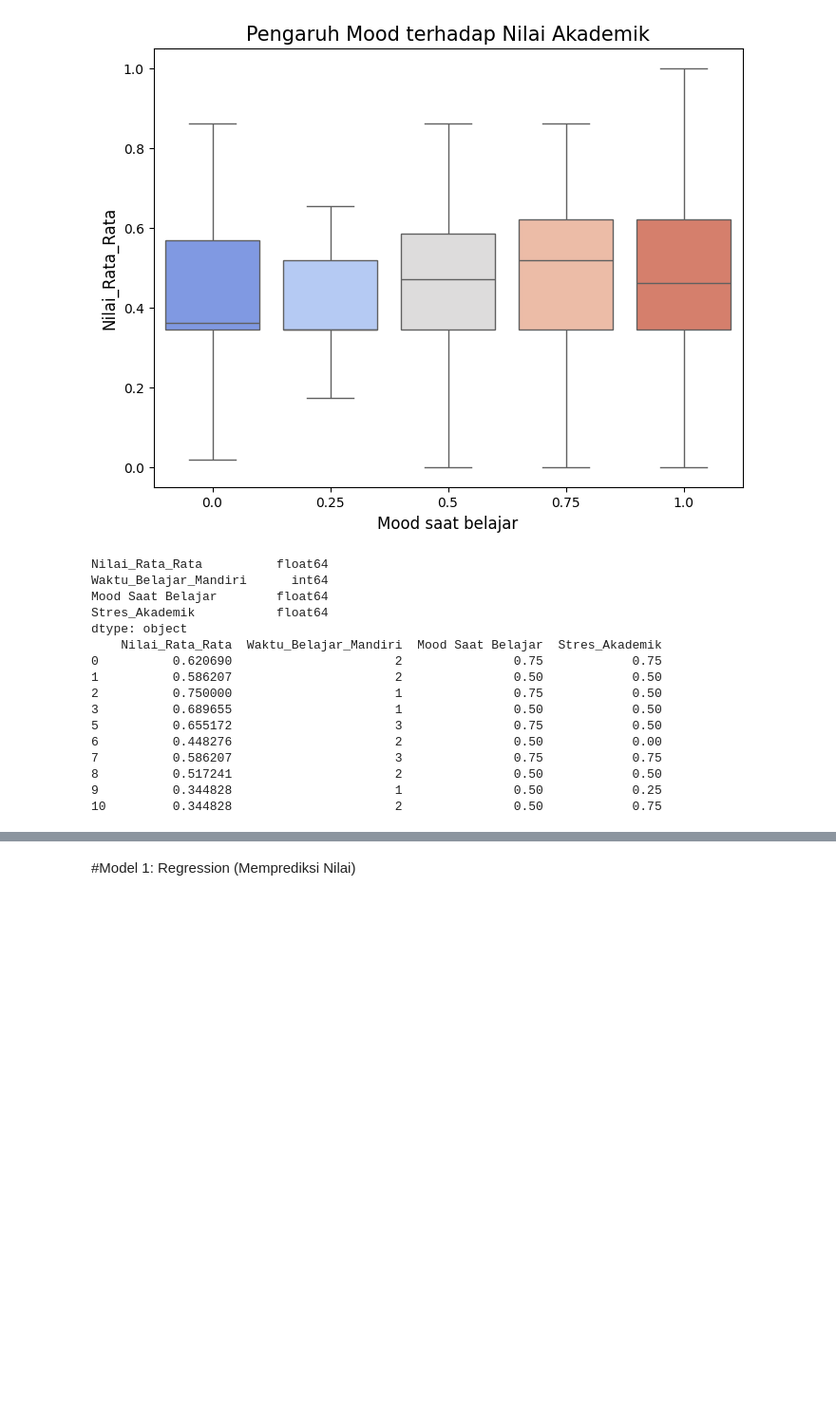
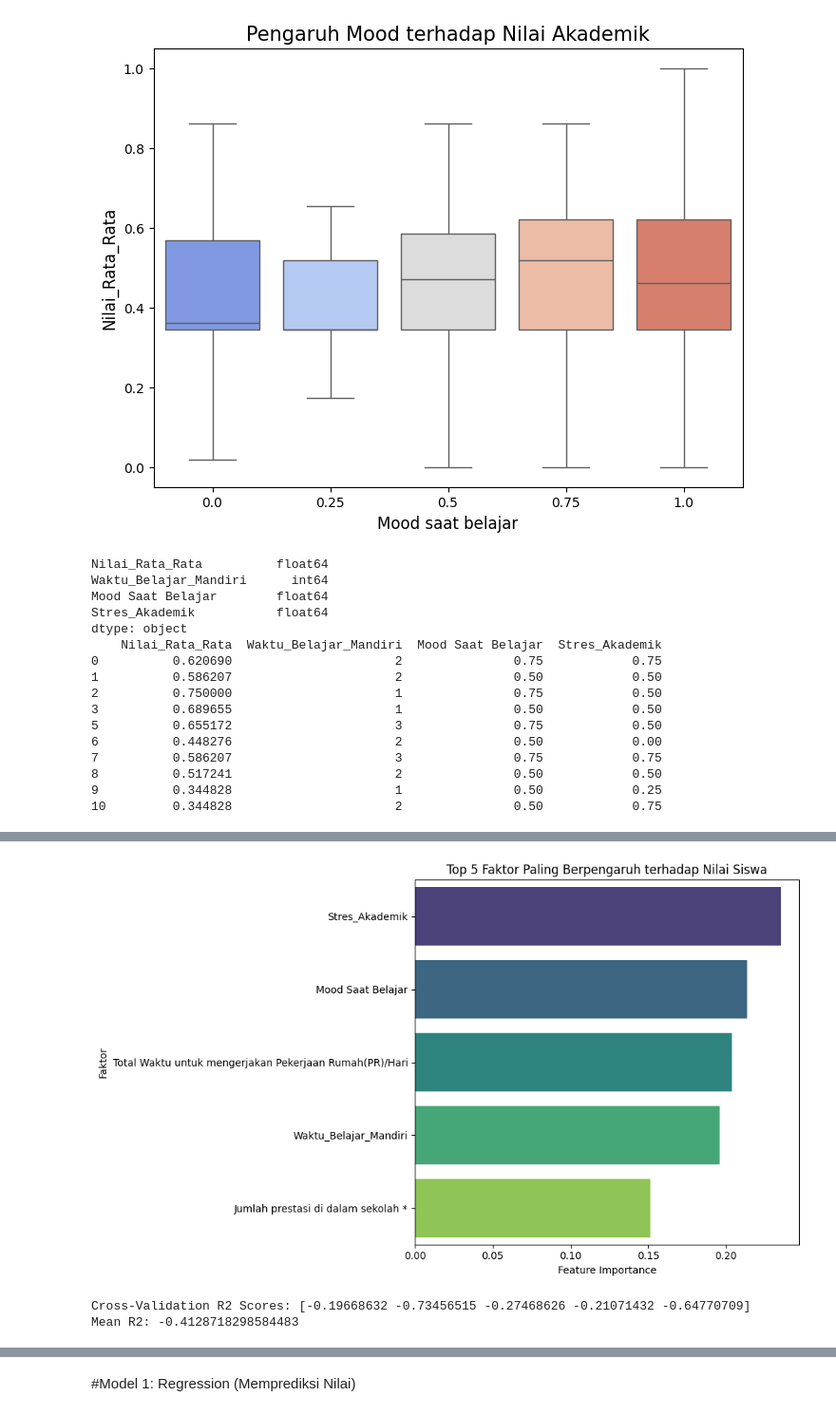
Before and after one commit to ivansirait/Analisis_kebiasaan_saat_belajar_vs_Prestasi_Akademik-Siswa, a Jupyter notebook: DasiDalis.ipynb, the cells around one changed output, grey strips where cells are left out. Shown: that part at 95% size. Saved outputs shown, nothing was run; the diff lists cells and outputs as text; code cells hidden in the pictures; blank space fills up the shorter version.

```diff
--- a/DasiDalis.ipynb
+++ b/DasiDalis.ipynb
@@ -534,0 +536,77 @@ y = df_model['Nilai_Akhir']
+# %%
+from sklearn.model_selection import train_test_split, cross_val_score
+from sklearn.ensemble import RandomForestRegressor
+from sklearn.metrics import mean_squared_error, mean_absolute_error, r2_score
+
+
+# ================================
+# 4️⃣ Siapkan Data Modeling
+# ================================
+target = "Nilai_Rata_Rata"
+X = df.drop(columns=[target])
+y = df[target]
+
+# Hanya ambil numeric features
+X = X.select_dtypes(include=np.number)
+
+# Split data 80/20
+X_train, X_test, y_train, y_test = train_test_split(
+    X, y, test_size=0.2, random_state=42
+)
+
+# ================================
+# 5️⃣ Train Random Forest
+# ================================
+rf = RandomForestRegressor(n_estimators=100, random_state=42)
+rf.fit(X_train, y_train)
+
+# ================================
+# 6️⃣ Prediksi & Evaluasi
+# ================================
+def evaluate(y_true, y_pred):
+    mse = mean_squared_error(y_true, y_pred)
+    rmse = np.sqrt(mse)
+    mae = mean_absolute_error(y_true, y_pred)
+    r2 = r2_score(y_true, y_pred)
+    return {"RMSE": rmse, "MAE": mae, "R2": r2}
+
+y_pred = rf.predict(X_test)
+metrics = evaluate(y_test, y_pred)
+print("Evaluasi Random Forest:")
+print(metrics)
+
+# ================================
+# 7️⃣ Feature Importance
+# ================================
+importances = rf.feature_importances_
+feature_importance_df = pd.DataFrame({
+    "Faktor": X.columns,
+    "Pengaruh": importances
+}).sort_values(by="Pengaruh", ascending=False)
+
+print("\nTop 10 Faktor Paling Berpengaruh:")
+print(feature_importance_df.head(10))
+
+# ================================
+# 8️⃣ Visualisasi Feature Importance
+# ================================
+plt.figure(figsize=(10,6))
+sns.barplot(
+    data=feature_importance_df.head(10),
+    x="Pengaruh",
+    y="Faktor",
+    palette="viridis"
+)
+plt.title("Top 5 Faktor Paling Berpengaruh terhadap Nilai Siswa")
+plt.xlabel("Feature Importance")
+plt.ylabel("Faktor")
+plt.tight_layout()
+plt.show()
+
+# ================================
+# 9️⃣ Cross-Validation
+# ================================
+cv_scores = cross_val_score(rf, X, y, cv=5, scoring='r2')
+print("\nCross-Validation R2 Scores:", cv_scores)
+print("Mean R2:", cv_scores.mean())
+# %% [output]
@@ -534,0 +626,3 @@ y = df_model['Nilai_Akhir']
+[figure, added]
+Cross-Validation R2 Scores: [-0.19668632 -0.73456515 -0.27468626 -0.21071432 -0.64770709]
+Mean R2: -0.4128718298584483
```
Also changed, not shown: parts of 8 cells of this notebook.
